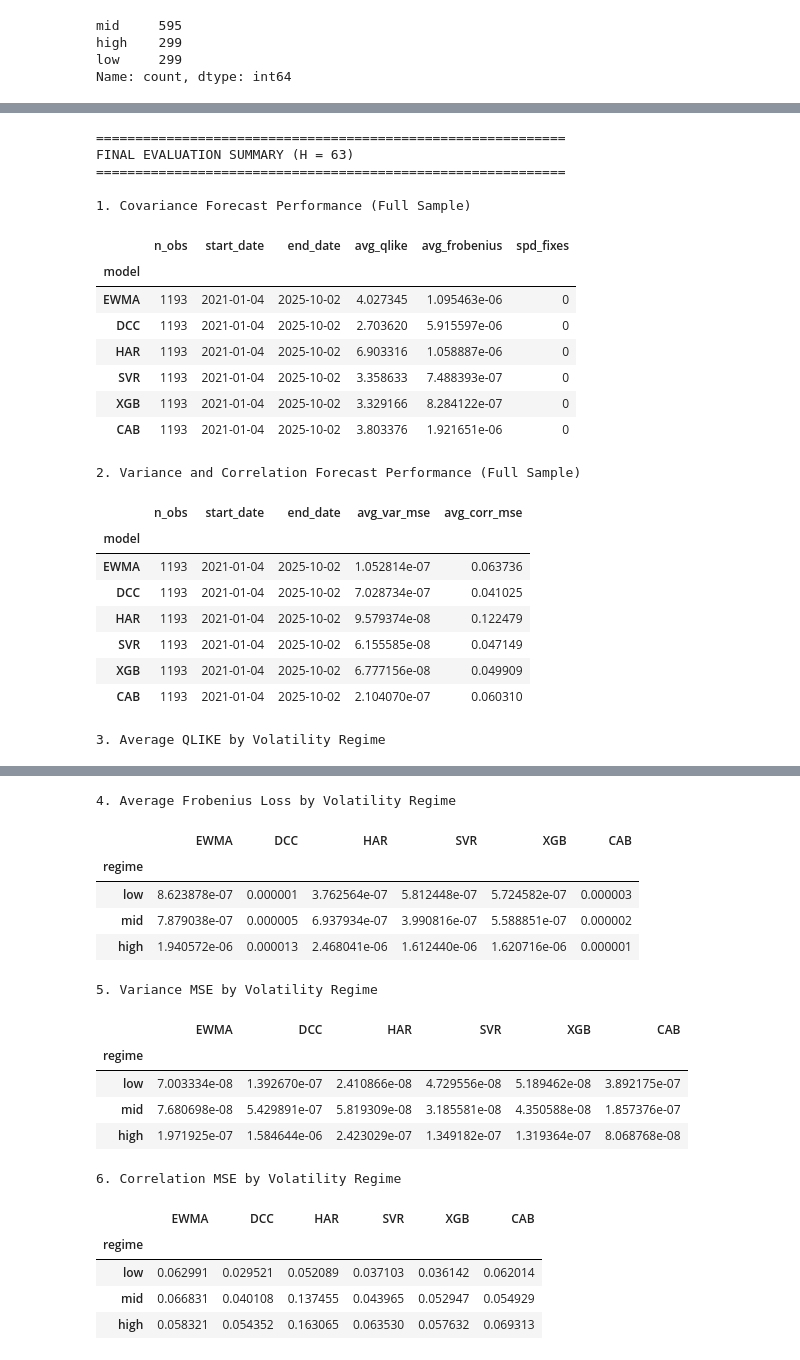
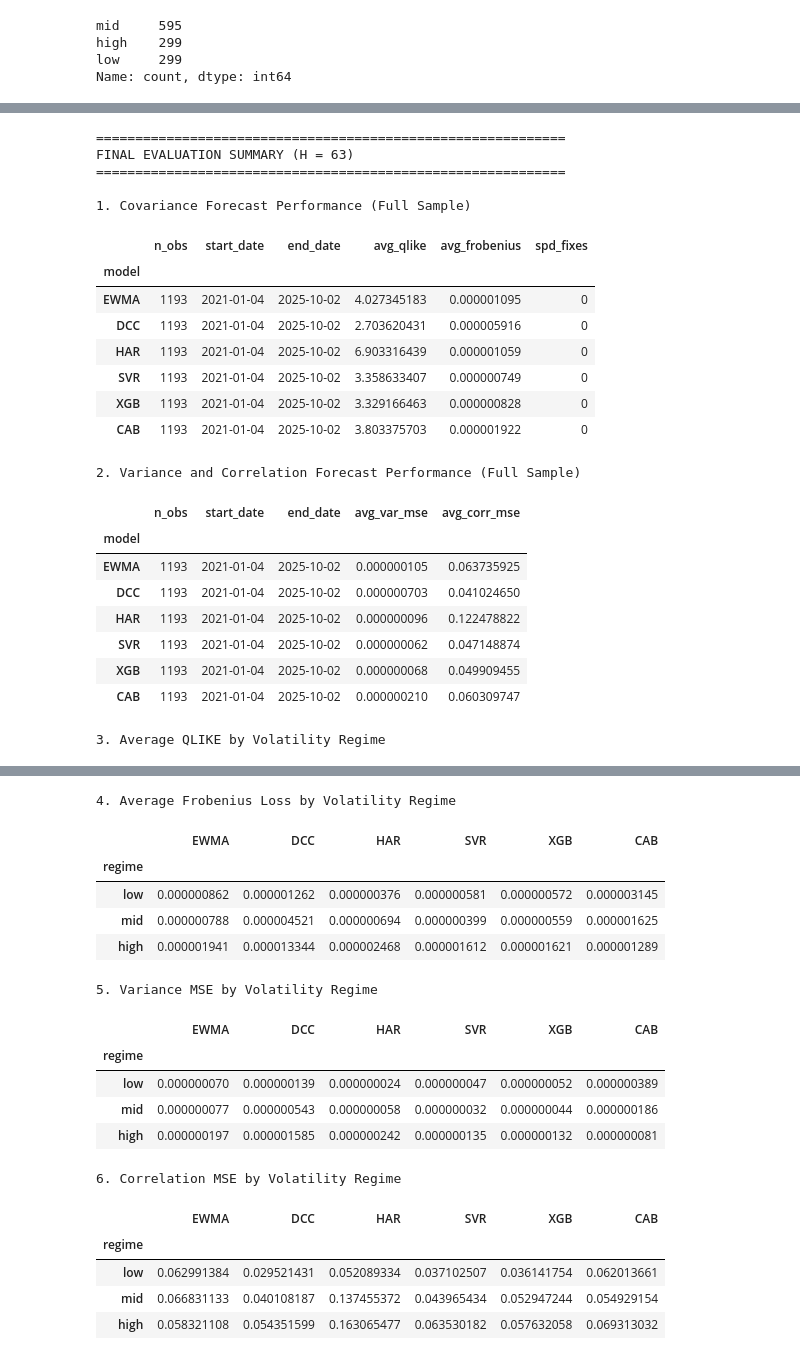
Before and after one commit to bjornhaalandoma/Master_thesis, a Jupyter notebook: evaluation/evaluation.ipynb, the cells around one changed output, grey strips where cells are left out. Drawn from its saved outputs; the diff is of its cells as text; code cells hidden in the pictures.

```diff
--- a/evaluation/evaluation.ipynb
+++ b/evaluation/evaluation.ipynb
@@ -706,6 +706,8 @@ fig.update_layout(
 fig.show()
 # %%
 from IPython.display import display
+
+pd.options.display.float_format = '{:.9f}'.format
 
 print("============================================================")
 print(f"FINAL EVALUATION SUMMARY (H = {H})")
@@ -736,21 +738,21 @@ FINAL EVALUATION SUMMARY (H = 63)
 1. Covariance Forecast Performance (Full Sample)
 |  | n_obs | start_date | end_date | avg_qlike | avg_frobenius | spd_fixes |
 | model |  |  |  |  |  |  |
-| EWMA | 1193 | 2021-01-04 | 2025-10-02 | 4.027345 | 1.095463e-06 | 0 |
-| DCC | 1193 | 2021-01-04 | 2025-10-02 | 2.703620 | 5.915597e-06 | 0 |
-| HAR | 1193 | 2021-01-04 | 2025-10-02 | 6.903316 | 1.058887e-06 | 0 |
-| SVR | 1193 | 2021-01-04 | 2025-10-02 | 3.358633 | 7.488393e-07 | 0 |
-| XGB | 1193 | 2021-01-04 | 2025-10-02 | 3.329166 | 8.284122e-07 | 0 |
-| CAB | 1193 | 2021-01-04 | 2025-10-02 | 3.803376 | 1.921651e-06 | 0 |
+| EWMA | 1193 | 2021-01-04 | 2025-10-02 | 4.027345183 | 0.000001095 | 0 |
+| DCC | 1193 | 2021-01-04 | 2025-10-02 | 2.703620431 | 0.000005916 | 0 |
+| HAR | 1193 | 2021-01-04 | 2025-10-02 | 6.903316439 | 0.000001059 | 0 |
+| SVR | 1193 | 2021-01-04 | 2025-10-02 | 3.358633407 | 0.000000749 | 0 |
+| XGB | 1193 | 2021-01-04 | 2025-10-02 | 3.329166463 | 0.000000828 | 0 |
+| CAB | 1193 | 2021-01-04 | 2025-10-02 | 3.803375703 | 0.000001922 | 0 |
 2. Variance and Correlation Forecast Performance (Full Sample)
 |  | n_obs | start_date | end_date | avg_var_mse | avg_corr_mse |
 | model |  |  |  |  |  |
-| EWMA | 1193 | 2021-01-04 | 2025-10-02 | 1.052814e-07 | 0.063736 |
-| DCC | 1193 | 2021-01-04 | 2025-10-02 | 7.028734e-07 | 0.041025 |
-| HAR | 1193 | 2021-01-04 | 2025-10-02 | 9.579374e-08 | 0.122479 |
-| SVR | 1193 | 2021-01-04 | 2025-10-02 | 6.155585e-08 | 0.047149 |
-| XGB | 1193 | 2021-01-04 | 2025-10-02 | 6.777156e-08 | 0.049909 |
-| CAB | 1193 | 2021-01-04 | 2025-10-02 | 2.104070e-07 | 0.060310 |
+| EWMA | 1193 | 2021-01-04 | 2025-10-02 | 0.000000105 | 0.063735925 |
+| DCC | 1193 | 2021-01-04 | 2025-10-02 | 0.000000703 | 0.041024650 |
+| HAR | 1193 | 2021-01-04 | 2025-10-02 | 0.000000096 | 0.122478822 |
+| SVR | 1193 | 2021-01-04 | 2025-10-02 | 0.000000062 | 0.047148874 |
+| XGB | 1193 | 2021-01-04 | 2025-10-02 | 0.000000068 | 0.049909455 |
+| CAB | 1193 | 2021-01-04 | 2025-10-02 | 0.000000210 | 0.060309747 |
 3. Average QLIKE by Volatility Regime
 |  | EWMA | DCC | HAR | SVR | XGB | CAB |
 | regime |  |  |  |  |  |  |
@@ -760,18 +762,18 @@ FINAL EVALUATION SUMMARY (H = 63)
 4. Average Frobenius Loss by Volatility Regime
 |  | EWMA | DCC | HAR | SVR | XGB | CAB |
 | regime |  |  |  |  |  |  |
-| low | 8.623878e-07 | 0.000001 | 3.762564e-07 | 5.812448e-07 | 5.724582e-07 | 0.000003 |
-| mid | 7.879038e-07 | 0.000005 | 6.937934e-07 | 3.990816e-07 | 5.588851e-07 | 0.000002 |
-| high | 1.940572e-06 | 0.000013 | 2.468041e-06 | 1.612440e-06 | 1.620716e-06 | 0.000001 |
+| low | 0.000000862 | 0.000001262 | 0.000000376 | 0.000000581 | 0.000000572 | 0.000003145 |
+| mid | 0.000000788 | 0.000004521 | 0.000000694 | 0.000000399 | 0.000000559 | 0.000001625 |
+| high | 0.000001941 | 0.000013344 | 0.000002468 | 0.000001612 | 0.000001621 | 0.000001289 |
 5. Variance MSE by Volatility Regime
 |  | EWMA | DCC | HAR | SVR | XGB | CAB |
 | regime |  |  |  |  |  |  |
-| low | 7.003334e-08 | 1.392670e-07 | 2.410866e-08 | 4.729556e-08 | 5.189462e-08 | 3.892175e-07 |
-| mid | 7.680698e-08 | 5.429891e-07 | 5.819309e-08 | 3.185581e-08 | 4.350588e-08 | 1.857376e-07 |
-| high | 1.971925e-07 | 1.584644e-06 | 2.423029e-07 | 1.349182e-07 | 1.319364e-07 | 8.068768e-08 |
+| low | 0.000000070 | 0.000000139 | 0.000000024 | 0.000000047 | 0.000000052 | 0.000000389 |
+| mid | 0.000000077 | 0.000000543 | 0.000000058 | 0.000000032 | 0.000000044 | 0.000000186 |
+| high | 0.000000197 | 0.000001585 | 0.000000242 | 0.000000135 | 0.000000132 | 0.000000081 |
 6. Correlation MSE by Volatility Regime
 |  | EWMA | DCC | HAR | SVR | XGB | CAB |
 | regime |  |  |  |  |  |  |
-| low | 0.062991 | 0.029521 | 0.052089 | 0.037103 | 0.036142 | 0.062014 |
-| mid | 0.066831 | 0.040108 | 0.137455 | 0.043965 | 0.052947 | 0.054929 |
-| high | 0.058321 | 0.054352 | 0.163065 | 0.063530 | 0.057632 | 0.069313 |
+| low | 0.062991384 | 0.029521431 | 0.052089334 | 0.037102507 | 0.036141754 | 0.062013661 |
+| mid | 0.066831133 | 0.040108187 | 0.137455372 | 0.043965434 | 0.052947244 | 0.054929154 |
+| high | 0.058321108 | 0.054351599 | 0.163065477 | 0.063530182 | 0.057632058 | 0.069313032 |
```
Also changed, not shown: parts of 6 cells of this notebook.
